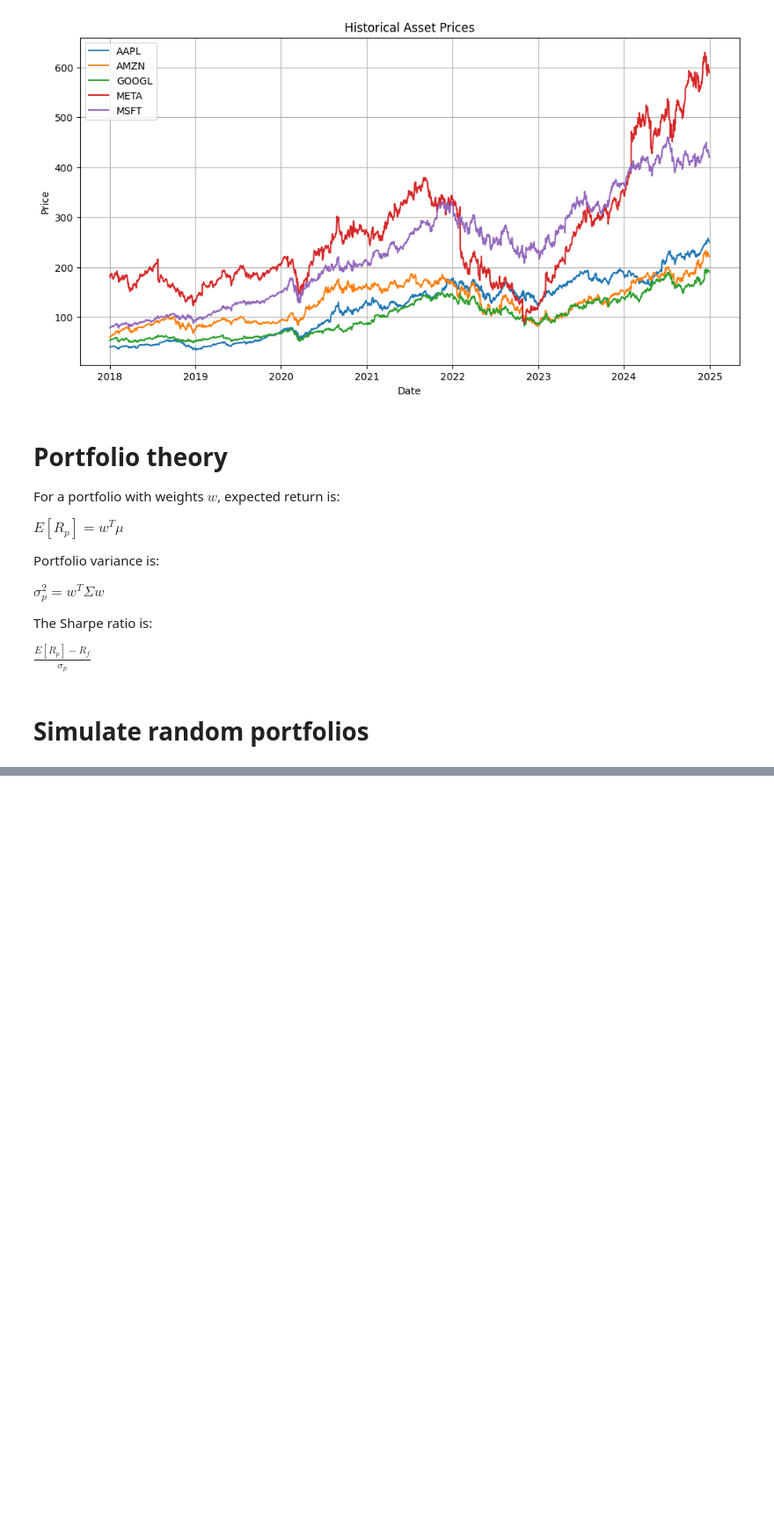
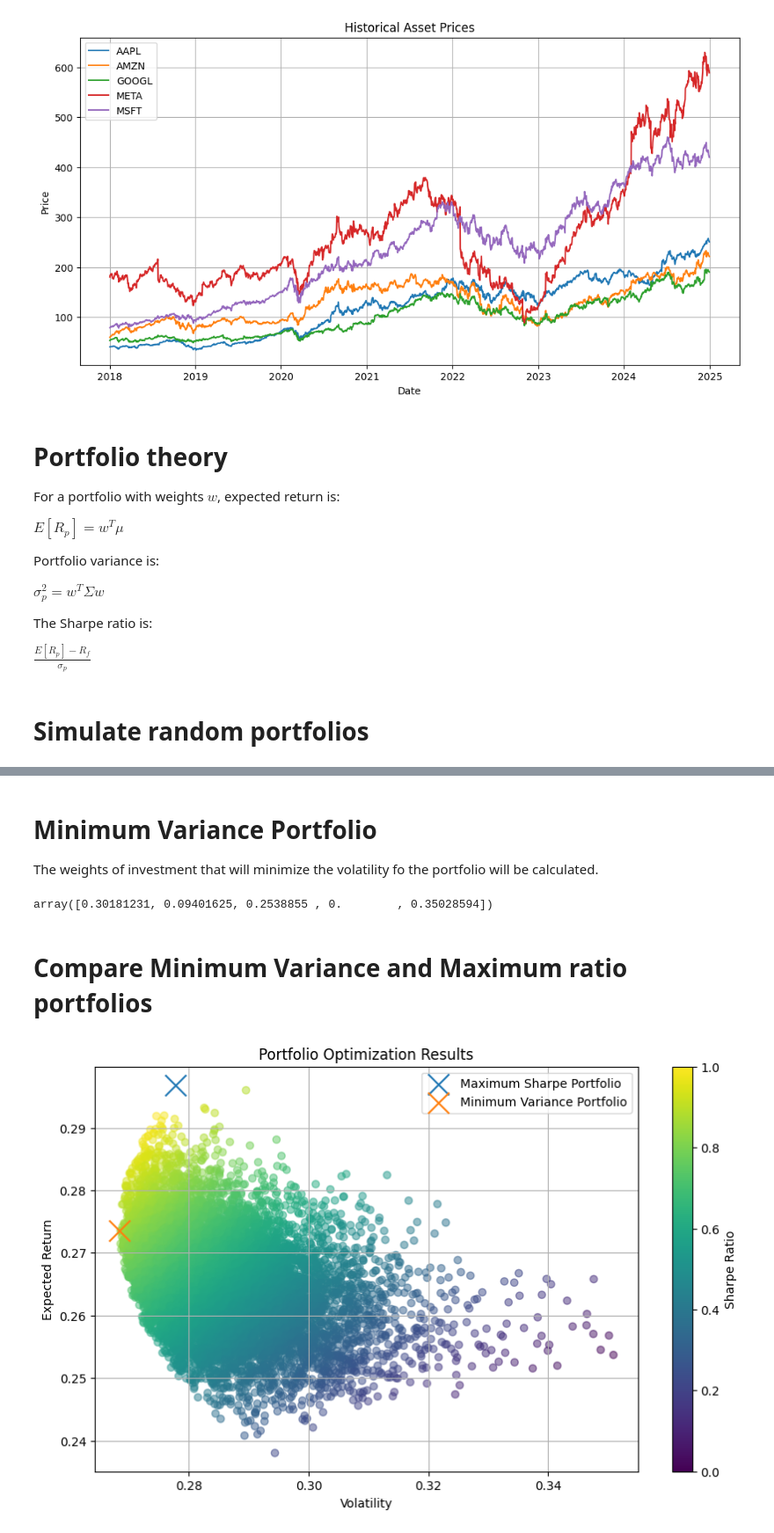
Before and after one commit to nitheesh-dharma/portfolio-optimisation, a Jupyter notebook: Portfolio-optimisation.ipynb, the cells around one changed output, grey strips where cells are left out. Shown at 88% size. Drawn from its saved outputs; the diff is of its cells as text; code cells hidden in the pictures; blank space fills up the shorter version.

```diff
--- a/Portfolio-optimisation.ipynb
+++ b/Portfolio-optimisation.ipynb
@@ -104,0 +172,74 @@ results_df.head()
+# %% [markdown]
+# Minimum Variance Portfolio
+
+The weights of investment that will minimize the volatility fo the portfolio will be calculated.
+# %%
+# Function to calculate portfolio volatility for given weights
+def portfolio_volatility(weights, mean_returns, cov_matrix):
+    return portfolio_performance(weights, mean_returns, cov_matrix)[1]
+
+# Optimize for minimum volatility using SLSQP method
+min_var_result = minimize(
+    portfolio_volatility,
+    initial_weights,
+    args=(mean_returns, cov_matrix),
+    method="SLSQP",
+    bounds=bounds,
+    constraints=constraints
+)
+# Extract optimal weights
+min_var_weights = min_var_result.x
+# Calculate performance of the optimal portfolio
+min_var_return, min_var_volatility = portfolio_performance(
+    min_var_weights, mean_returns, cov_matrix
+)
+
+min_var_weights
+# %% [output]
+array([0.30181231, 0.09401625, 0.2538855 , 0.        , 0.35028594])
+# %% [markdown]
+# Compare Minimum Variance and Maximum ratio portfolios
+# %%
+# Create a DataFrame to store the optimal weights for both strategies
+weights_df = pd.DataFrame({
+    "Asset": tickers,
+    "Max Sharpe Weight": max_sharpe_weights,
+    "Minimum Variance Weight": min_var_weights
+})
+
+plt.figure(figsize=(10, 6))
+
+# Plot all random portfolios
+plt.scatter(
+    results_df["Volatility"],
+    results_df["Return"],
+    c=results_df["Sharpe"],
+    cmap="viridis",
+    alpha=0.5
+)
+# Highlight the optimal portfolios for max Sharpe ratio
+plt.scatter(
+    max_sharpe_volatility,
+    max_sharpe_return,
+    marker="x",
+    s=300,
+    label="Maximum Sharpe Portfolio"
+)
+# Highlight the optimal portfolios for minimum variance
+plt.scatter(
+    min_var_volatility,
+    min_var_return,
+    marker="x",
+    s=300,
+    label="Minimum Variance Portfolio"
+)
+
+plt.colorbar(label="Sharpe Ratio")
+plt.xlabel("Volatility")
+plt.ylabel("Expected Return")
+plt.title("Portfolio Optimization Results")
+plt.legend()
+plt.grid(True)
+plt.show()
+# %% [output]
+[figure, added]
```
Also changed, not shown: parts of 10 cells of this notebook.
